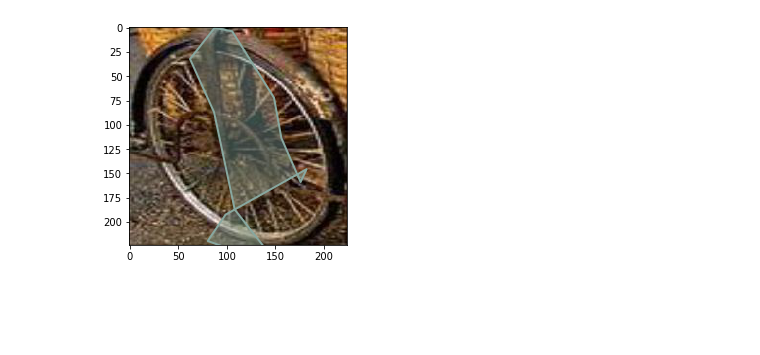
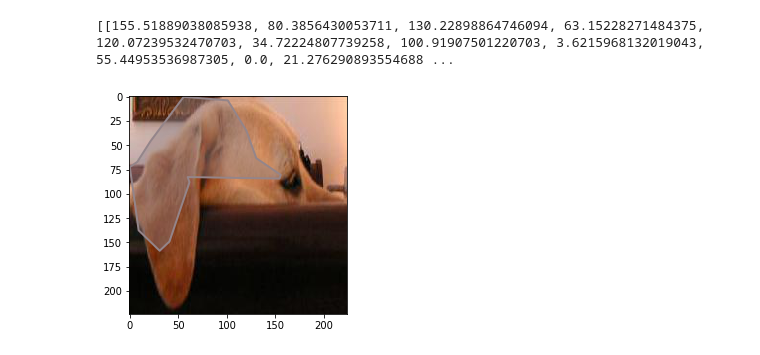
Before and after one commit to ghov/ObjectSegWithRL, a Jupyter notebook: src/jupyter/show_some_resized_images_with_segmentation.ipynb, the cells around one changed output. Drawn from its saved outputs; the diff is of its cells as text; code cells hidden in the pictures; blank space fills up the shorter version.

Commit message:
Added training on one and two images. Was able to overfit on one image well, but failed completely on two images or more.

```diff
--- a/src/jupyter/show_some_resized_images_with_segmentation.ipynb
+++ b/src/jupyter/show_some_resized_images_with_segmentation.ipynb
@@ -38,6 +38,7 @@ show_image_mask_by_id(coco, '3337', image_dir_read_path, poly_file_path)
 # %%
 #model_state_path = '/home/greghovhannisyan/PycharmProjects/towards_rlnn_cnn/ObjectSegWithRL/data/models/GregNet_MSELoss()_tensor(2504.4006)_RL_cS'
 model_state_path = '/home/greghovhannisyan/PycharmProjects/towards_rlnn_cnn/ObjectSegWithRL/data/models/GregNet_MSELoss()_tensor(1.6813)'
+model_state_path_l1 = '/home/greghovhannisyan/PycharmProjects/towards_rlnn_cnn/ObjectSegWithRL/data/models/GregNet_MSELoss()_tensor(0.3209)'
 #model_state_path = '/home/greghovhannisyan/PycharmProjects/towards_rlnn_cnn/ObjectSegWithRL/data/models/GregNet_MSELoss()_tensor(3488.9854)'
 model_instance = GregNet(15)
 
@@ -45,7 +64,9 @@ model_instance.eval()
-# %%
-show_predicted_segmentation_polygon(1769492, image_dir_read_path, model_state_path, model_instance, coco)
-# %% [output]
-[figure, removed]
+# %%
+#show_predicted_segmentation_polygon(8786, image_dir_read_path, model_state_path_l1, model_instance, coco)
+show_predicted_segmentation_polygon(3337, image_dir_read_path, model_state_path_l1, model_instance, coco)
+# %% [output]
+[[155.51889038085938, 80.3856430053711, 130.22898864746094, 63.15228271484375, 120.07239532470703, 34.72224807739258, 100.91907501220703, 3.6215968132019043, 55.44953536987305, 0.0, 21.276290893554688 ...
+[figure, added]
 # %%
 with open(poly_file_path, 'r') as read_file:
     poly_json = json.load(read_file)
```
Also changed, not shown: parts of 3 cells of this notebook, 3 other files.
